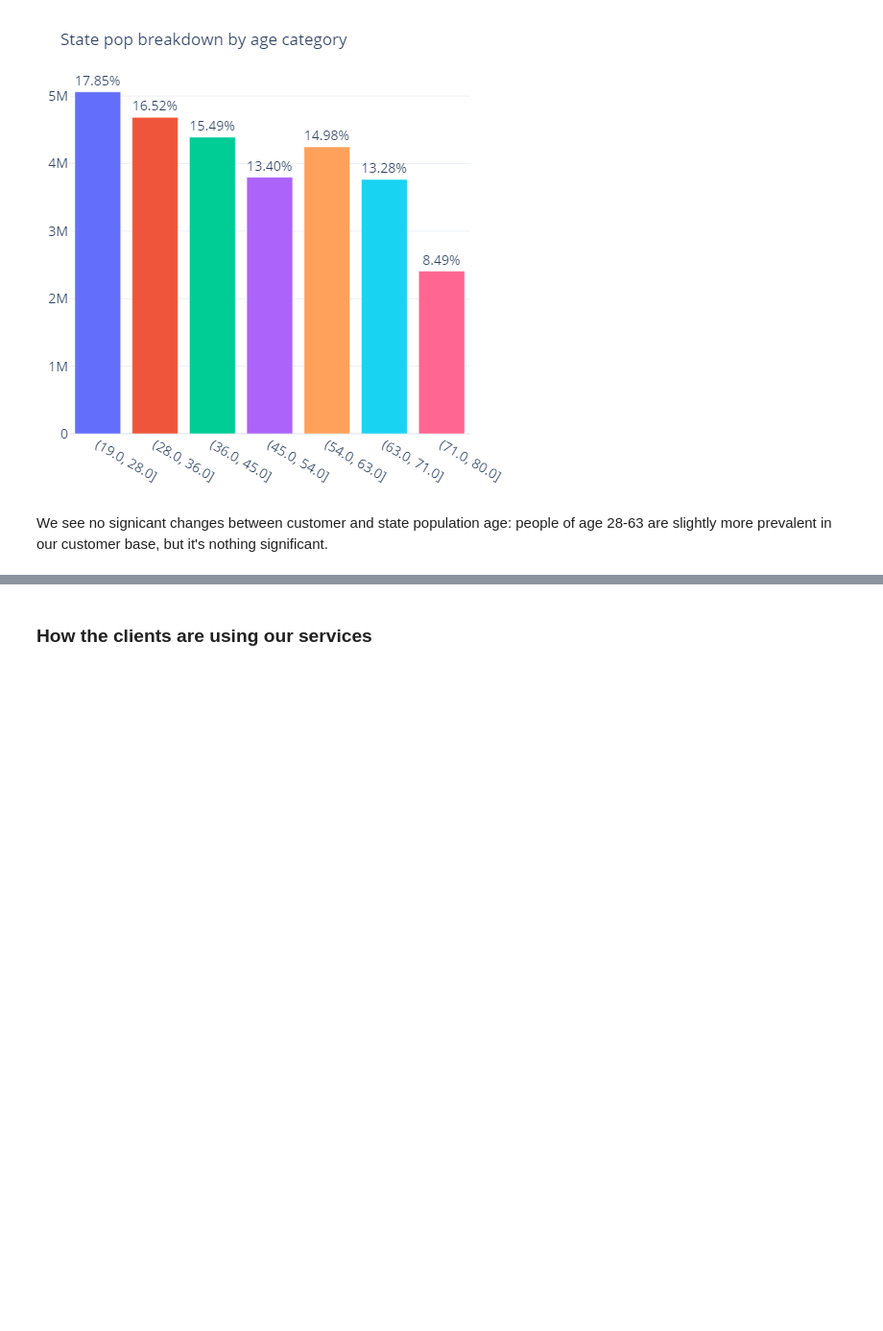
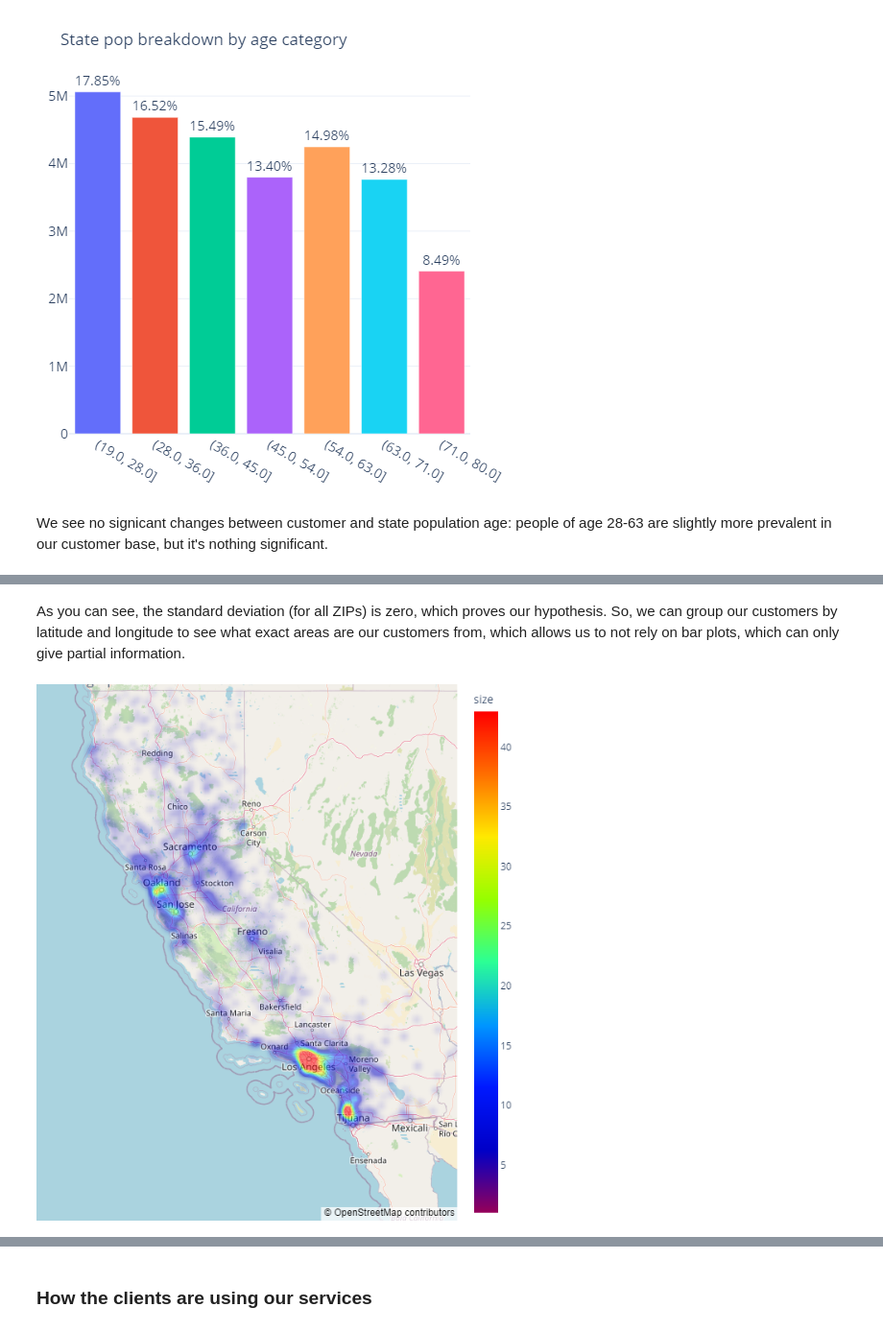
Before and after one commit to stsibikov/Telco_customer_churn, a Jupyter notebook: EDA/EDA.ipynb, the cells around one changed output, grey strips where cells are left out. Shown at 96% size. Cells and saved outputs as stored; diff of their text form; code cells hidden in the pictures; blank space fills up the shorter version.

```diff
--- a/EDA/EDA.ipynb
+++ b/EDA/EDA.ipynb
@@ -78,0 +94,13 @@ We see no signicant changes between customer and state population age: people of
+# %% [markdown]
+As you can see, the standard deviation (for all ZIPs) is zero, which proves our hypothesis. So, we can group our customers by latitude and longitude to see what exact areas are our customers from, which allows us to not rely on bar plots, which can only give partial information.
+# %%
+fig = px.density_mapbox(df.groupby(['latitude', 'longitude'], as_index=False).size(),
+                        lat = 'latitude', lon = 'longitude', z = 'size',
+                        radius = 12, zoom = 5, opacity = 0.5, color_continuous_scale='rainbow', mapbox_style = 'open-street-map'
+                        )
+
+fig.update_layout(ak.plot.default_map_layout, width=600, height=670)
+
+fig.show()
+# %% [output]
+[figure, added]
```
Also changed, not shown: parts of 18 cells of this notebook, 4 other files.
